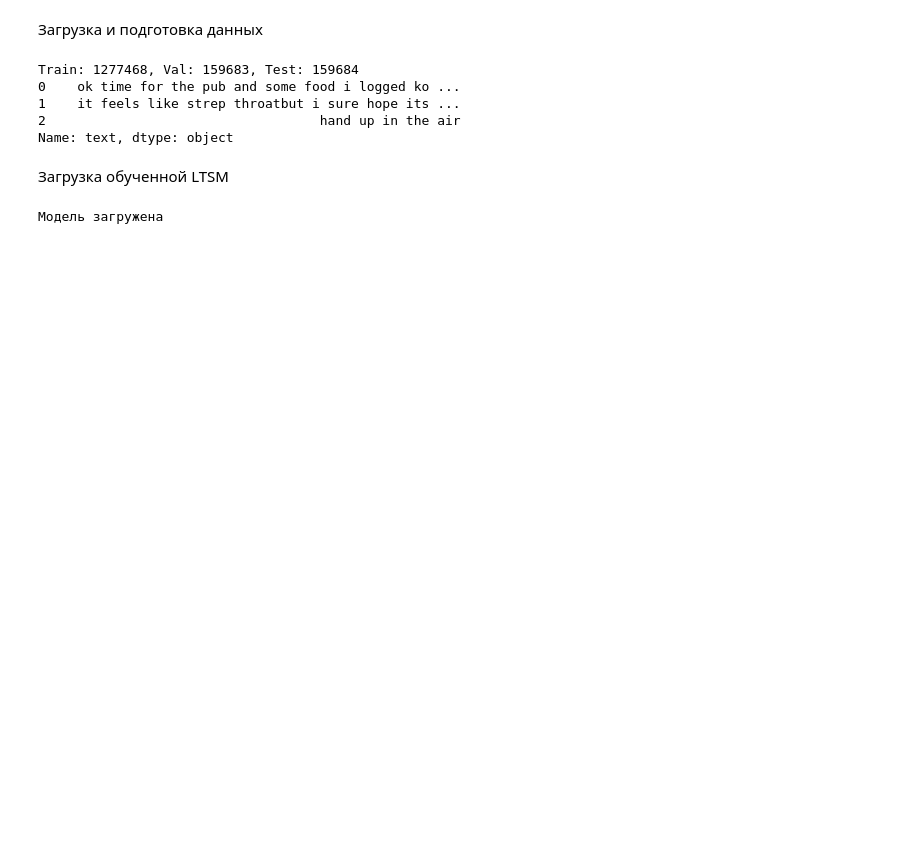
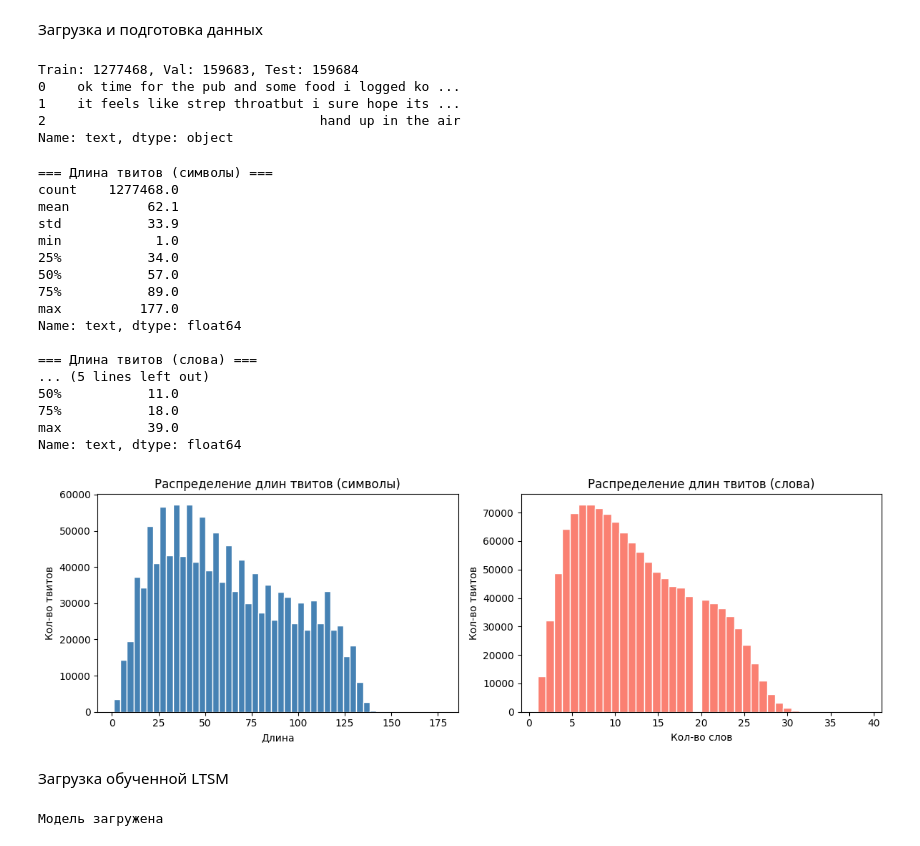
Before and after one commit to annakozacenko/praktikum_dl_sprint2, a Jupyter notebook: solution.ipynb, the cells around one changed output. Cells and saved outputs as stored; diff of their text form; code cells hidden in the pictures; blank space fills up the shorter version.

```diff
--- a/solution.ipynb
+++ b/solution.ipynb
@@ -34,6 +34,50 @@ Train: 1277468, Val: 159683, Test: 159684
 1    it feels like strep throatbut i sure hope its ...
 2                                   hand up in the air
 Name: text, dtype: object
+# %%
+# --- EDA: анализ датасета ---
+import matplotlib.pyplot as plt
+
+lengths_chars = train_df["text"].str.len()
+lengths_words = train_df["text"].str.split().str.len()
+
+print("=== Длина твитов (символы) ===")
+print(lengths_chars.describe().round(1))
+print("\n=== Длина твитов (слова) ===")
+print(lengths_words.describe().round(1))
+
+fig, axes = plt.subplots(1, 2, figsize=(12, 4))
+axes[0].hist(lengths_chars.clip(upper=200), bins=50, color="steelblue", edgecolor="white")
+axes[0].set_title("Распределение длин твитов (символы)")
+axes[0].set_xlabel("Длина")
+axes[0].set_ylabel("Кол-во твитов")
+
+axes[1].hist(lengths_words.clip(upper=40), bins=40, color="salmon", edgecolor="white")
+axes[1].set_title("Распределение длин твитов (слова)")
+axes[1].set_xlabel("Кол-во слов")
+axes[1].set_ylabel("Кол-во твитов")
+
+plt.tight_layout()
+plt.show()
+# %% [output]
+=== Длина твитов (символы) ===
+count    1277468.0
+mean          62.1
+std           33.9
+min            1.0
+25%           34.0
+50%           57.0
+75%           89.0
+max          177.0
+Name: text, dtype: float64
+
+=== Длина твитов (слова) ===
+... (5 lines left out)
+50%           11.0
+75%           18.0
+max           39.0
+Name: text, dtype: float64
+[figure, added]
 # %% [markdown]
 Загрузка обученной LTSM
 # %%
```
Also changed, not shown: parts of 3 cells of this notebook.
